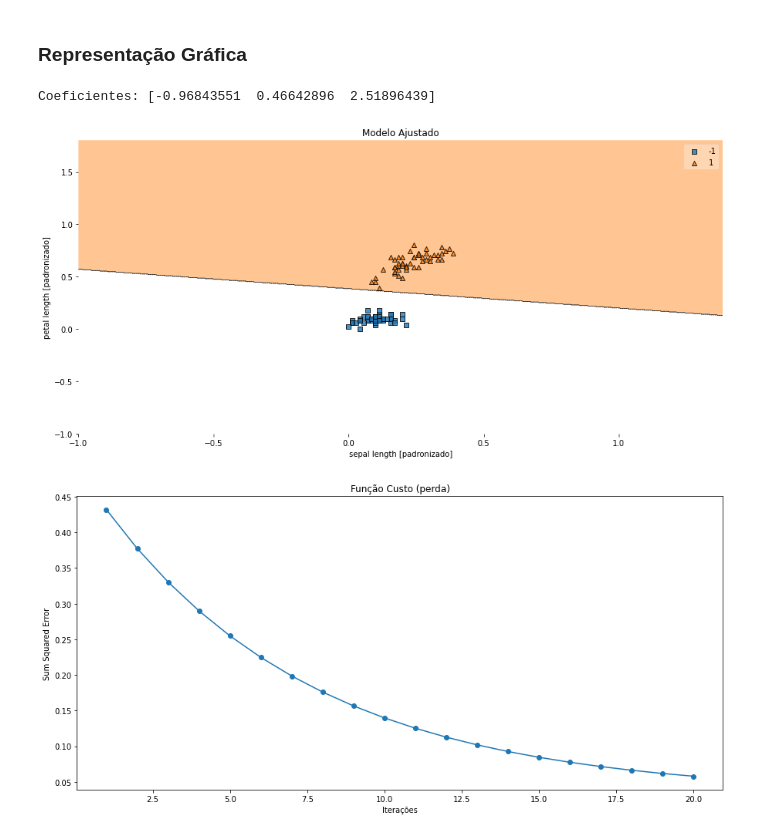
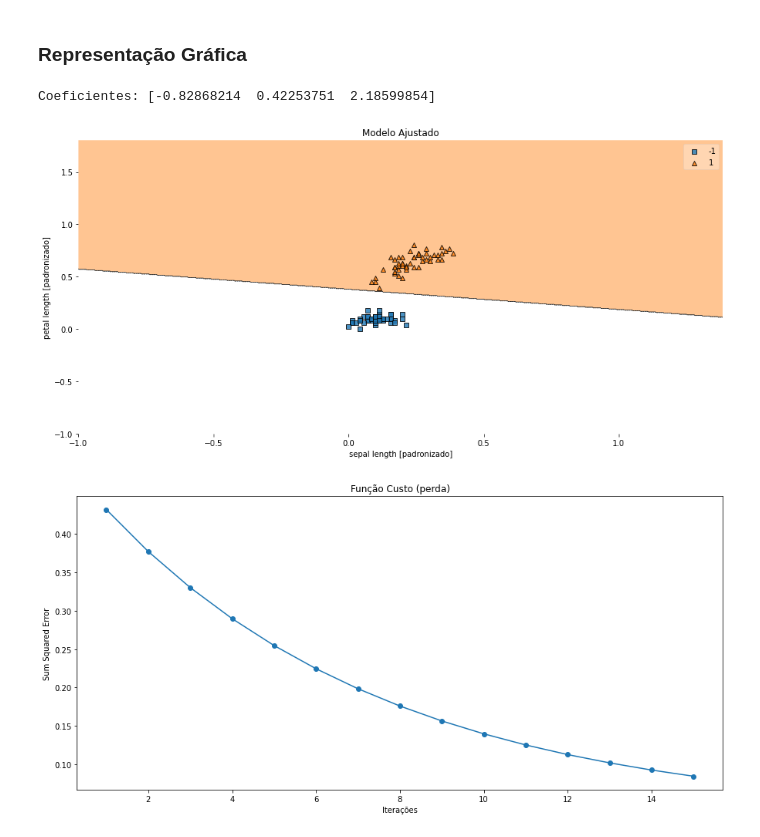
Before and after one commit to evertongago/curso-ml, a Jupyter notebook: aula-ii.ipynb, the cells around one changed output. Drawn from its saved outputs; the diff is of its cells as text; code cells hidden in the pictures.

```diff
--- a/aula-ii.ipynb
+++ b/aula-ii.ipynb
@@ -275,27 +275,27 @@ class NeuralNetworkSGD(object):
 ### Representação Gráfica
 # %%
 # Modelo
-model = NeuralNetworkSGD(epochs = 20, eta = 0.01)
+model = NeuralNetworkSGD(epochs = 15, eta = 0.01)
 
 # Dados randômicos
 numpy.random.seed(123)
 idx = numpy.random.permutation(len(y))
 X_shuffled, y_shuffled =  X_std[idx], y[idx]
 
 # Treinamento e Plot
 model.train(X_shuffled, y_shuffled)
 plot_decision_regions(X_shuffled, y_shuffled, clf=model)
 plt.title('Modelo Ajustado')
 plt.xlabel('sepal length [padronizado]')
 plt.ylabel('petal length [padronizado]')
 plt.show()
 
 plt.title('Função Custo (perda)')
 plt.plot(range(1, len(model.cost_) + 1), model.cost_, marker = 'o')
 plt.xlabel('Iterações')
 plt.ylabel('Sum Squared Error')
 plt.show()
 # %% [output]
-Coeficientes: [-0.96843551  0.46642896  2.51896439]
+Coeficientes: [-0.82868214  0.42253751  2.18599854]
 [figure]
-[figure, old version]
+[figure, new version]
```
Also changed, not shown: 3 other files.
